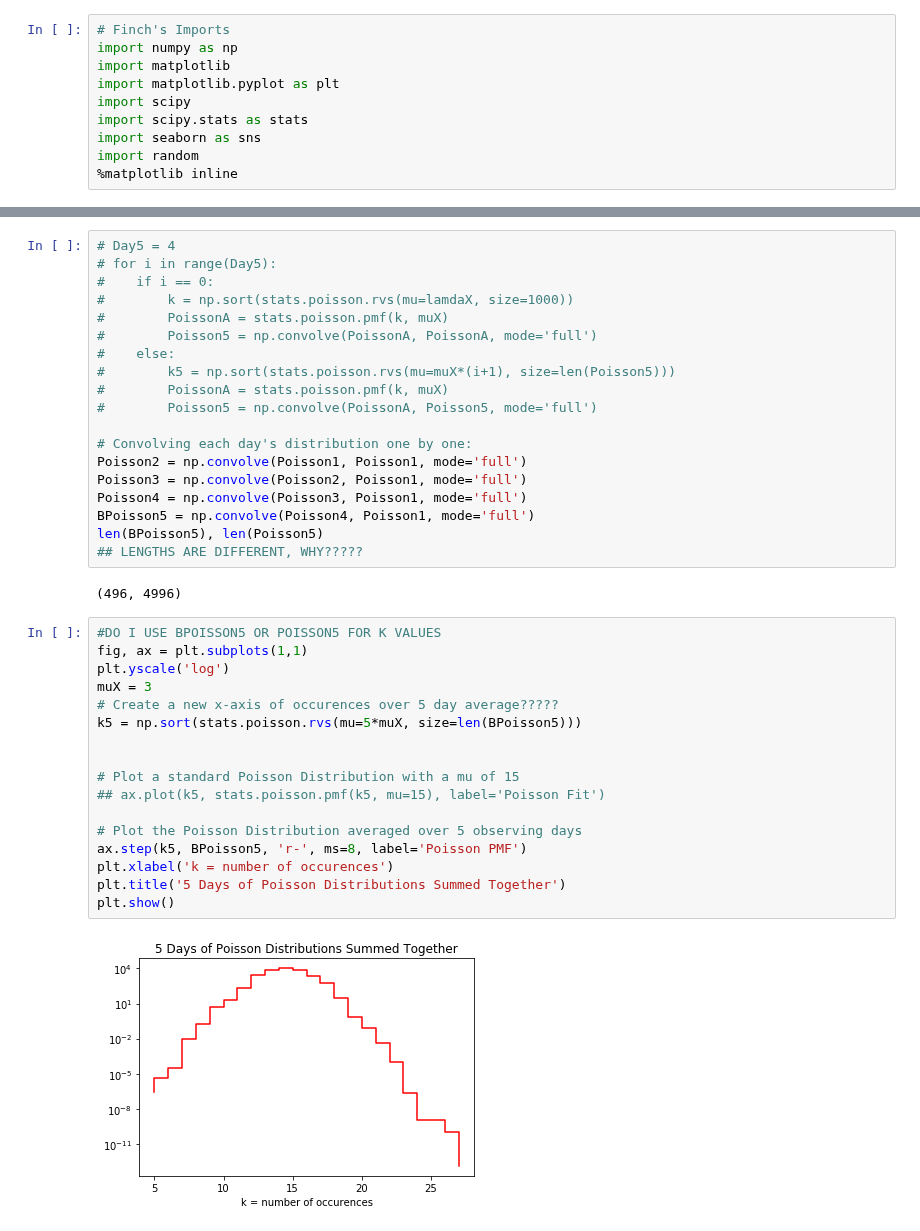
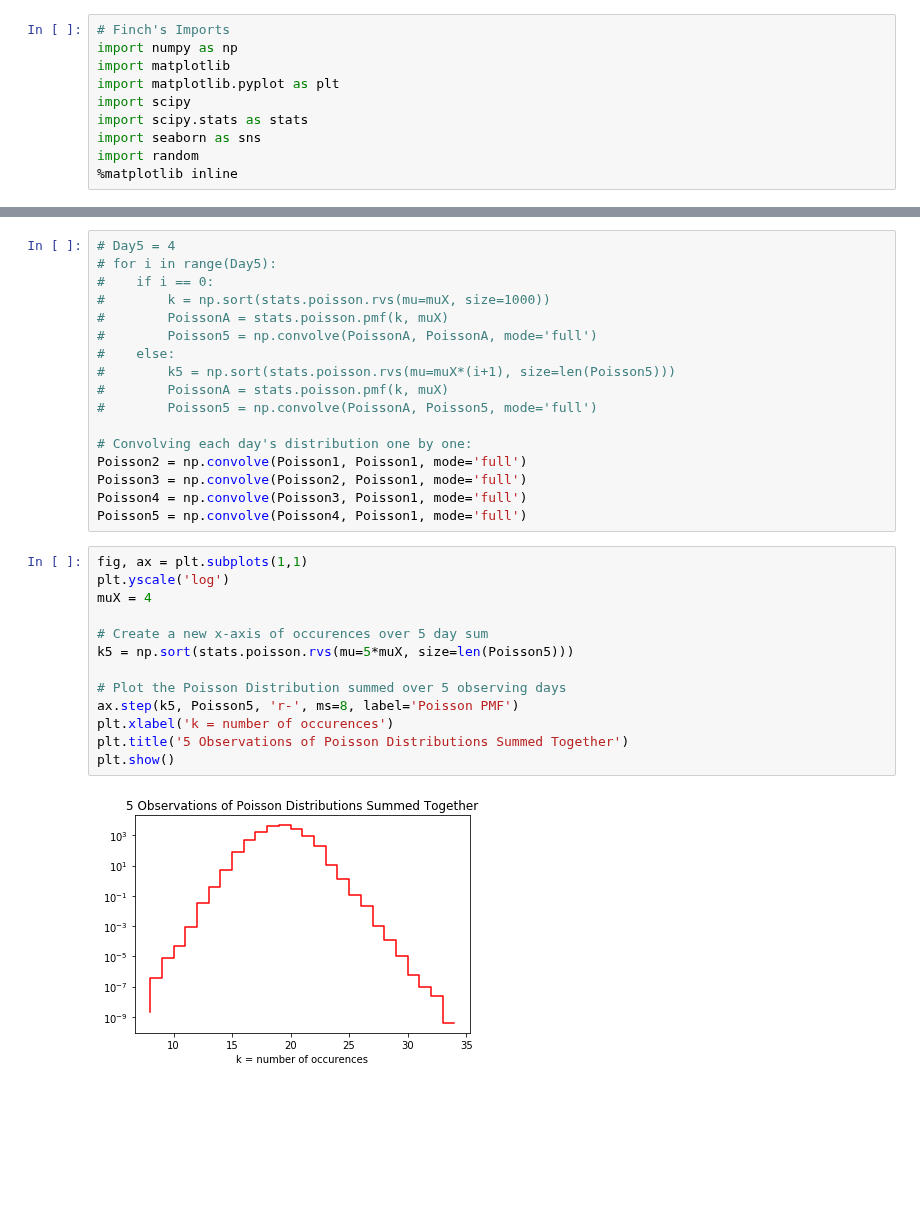
Before and after one commit to jbc1216/434-Portfolio, a Jupyter notebook: FinchCarr_Lab02.ipynb, the cells around one changed output, grey strips where cells are left out. Cells and saved outputs as stored; diff of their text form; blank space fills up the shorter version.

```diff
--- a/FinchCarr_Lab02.ipynb
+++ b/FinchCarr_Lab02.ipynb
@@ -50,7 +52,7 @@ plt.show()
 # Day5 = 4
 # for i in range(Day5):
 #    if i == 0:
-#        k = np.sort(stats.poisson.rvs(mu=lamdaX, size=1000))
+#        k = np.sort(stats.poisson.rvs(mu=muX, size=1000))
 #        PoissonA = stats.poisson.pmf(k, muX)
 #        Poisson5 = np.convolve(PoissonA, PoissonA, mode='full')
 #    else:
@@ -62,29 +64,21 @@ plt.show()
 Poisson2 = np.convolve(Poisson1, Poisson1, mode='full')
 Poisson3 = np.convolve(Poisson2, Poisson1, mode='full')
 Poisson4 = np.convolve(Poisson3, Poisson1, mode='full')
-BPoisson5 = np.convolve(Poisson4, Poisson1, mode='full')
-len(BPoisson5), len(Poisson5)
-## LENGTHS ARE DIFFERENT, WHY?????
+Poisson5 = np.convolve(Poisson4, Poisson1, mode='full')
-# %% [output]
-(496, 4996)
 # %%
-#DO I USE BPOISSON5 OR POISSON5 FOR K VALUES
 fig, ax = plt.subplots(1,1)
 plt.yscale('log')
-muX = 3
-# Create a new x-axis of occurences over 5 day average?????
-k5 = np.sort(stats.poisson.rvs(mu=5*muX, size=len(BPoisson5)))
+muX = 4
 
+# Create a new x-axis of occurences over 5 day sum
+k5 = np.sort(stats.poisson.rvs(mu=5*muX, size=len(Poisson5)))
 
-# Plot a standard Poisson Distribution with a mu of 15
-## ax.plot(k5, stats.poisson.pmf(k5, mu=15), label='Poisson Fit')
-
-# Plot the Poisson Distribution averaged over 5 observing days
-ax.step(k5, BPoisson5, 'r-', ms=8, label='Poisson PMF')
+# Plot the Poisson Distribution summed over 5 observing days
+ax.step(k5, Poisson5, 'r-', ms=8, label='Poisson PMF')
 plt.xlabel('k = number of occurences')
-plt.title('5 Days of Poisson Distributions Summed Together')
+plt.title('5 Observations of Poisson Distributions Summed Together')
 plt.show()
 # %% [output]
-[figure, old version]
+[figure, new version]
 # %% [markdown]
 - As we sum over more and more days, the mean becomes larger and larger, and the distribution becomes more and more normalized
```
Also changed, not shown: parts of 23 cells of this notebook.
